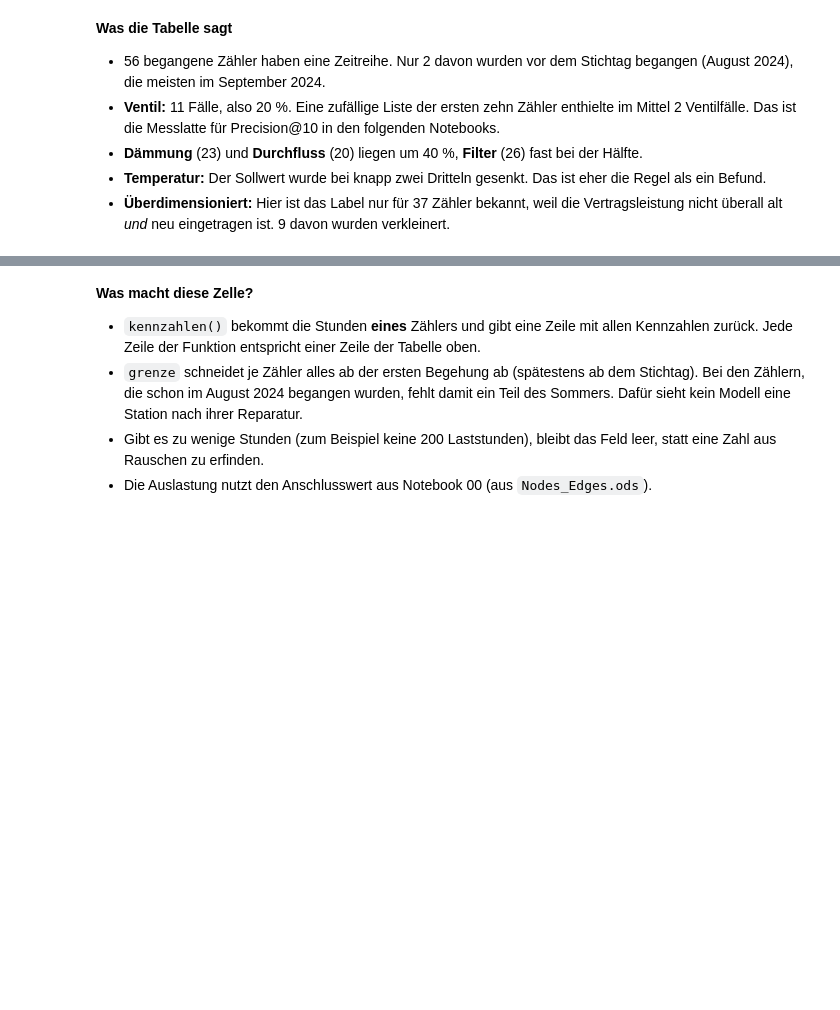
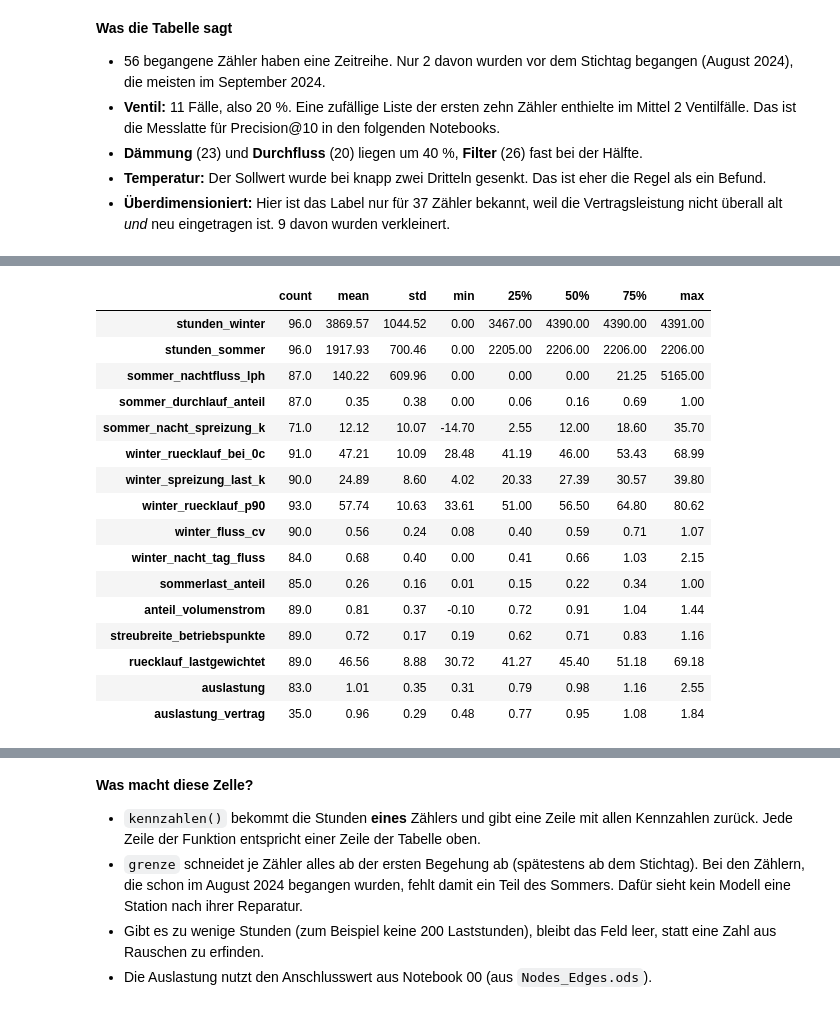
Before and after one commit to ivelinayna/projektseminar, a Jupyter notebook: notebooks/18_modelldaten_labels.ipynb, the cells around one changed output, grey strips where cells are left out. Saved outputs shown, nothing was run; the diff lists cells and outputs as text; code cells hidden in the pictures; blank space fills up the shorter version.

```diff
--- a/notebooks/18_modelldaten_labels.ipynb
+++ b/notebooks/18_modelldaten_labels.ipynb
@@ -482,3 +608,23 @@ kz.round(2).head(10)
 | 65273846 | 4390.0 | 2206.0 | 0.0 | 0.01 | NaN | ... |
 | 66761022 | 4381.0 | 0.0 | NaN | NaN | NaN | ... |
 | 68956339 | 3773.0 | 2197.0 | 0.0 | 0.00 | NaN | ... |
+# %%
+kz.describe().T.round(2)
+# %% [output]
+|  | count | mean | std | min | 25% | 50% | 75% | max |
+| stunden_winter | 96.0 | 3869.57 | 1044.52 | 0.00 | 3467.00 | 4390.00 | 4390.00 | 4391.00 |
+| stunden_sommer | 96.0 | 1917.93 | 700.46 | 0.00 | 2205.00 | 2206.00 | 2206.00 | 2206.00 |
+| sommer_nachtfluss_lph | 87.0 | 140.22 | 609.96 | 0.00 | 0.00 | 0.00 | 21.25 | 5165.00 |
+| sommer_durchlauf_anteil | 87.0 | 0.35 | 0.38 | 0.00 | 0.06 | 0.16 | 0.69 | 1.00 |
+| sommer_nacht_spreizung_k | 71.0 | 12.12 | 10.07 | -14.70 | 2.55 | 12.00 | 18.60 | 35.70 |
+| winter_ruecklauf_bei_0c | 91.0 | 47.21 | 10.09 | 28.48 | 41.19 | 46.00 | 53.43 | 68.99 |
+| winter_spreizung_last_k | 90.0 | 24.89 | 8.60 | 4.02 | 20.33 | 27.39 | 30.57 | 39.80 |
+| winter_ruecklauf_p90 | 93.0 | 57.74 | 10.63 | 33.61 | 51.00 | 56.50 | 64.80 | 80.62 |
+| winter_fluss_cv | 90.0 | 0.56 | 0.24 | 0.08 | 0.40 | 0.59 | 0.71 | 1.07 |
+| winter_nacht_tag_fluss | 84.0 | 0.68 | 0.40 | 0.00 | 0.41 | 0.66 | 1.03 | 2.15 |
+| sommerlast_anteil | 85.0 | 0.26 | 0.16 | 0.01 | 0.15 | 0.22 | 0.34 | 1.00 |
+| anteil_volumenstrom | 89.0 | 0.81 | 0.37 | -0.10 | 0.72 | 0.91 | 1.04 | 1.44 |
+| streubreite_betriebspunkte | 89.0 | 0.72 | 0.17 | 0.19 | 0.62 | 0.71 | 0.83 | 1.16 |
+| ruecklauf_lastgewichtet | 89.0 | 46.56 | 8.88 | 30.72 | 41.27 | 45.40 | 51.18 | 69.18 |
+| auslastung | 83.0 | 1.01 | 0.35 | 0.31 | 0.79 | 0.98 | 1.16 | 2.55 |
+| auslastung_vertrag | 35.0 | 0.96 | 0.29 | 0.48 | 0.77 | 0.95 | 1.08 | 1.84 |
```
Also changed, not shown: parts of 21 cells of this notebook.
